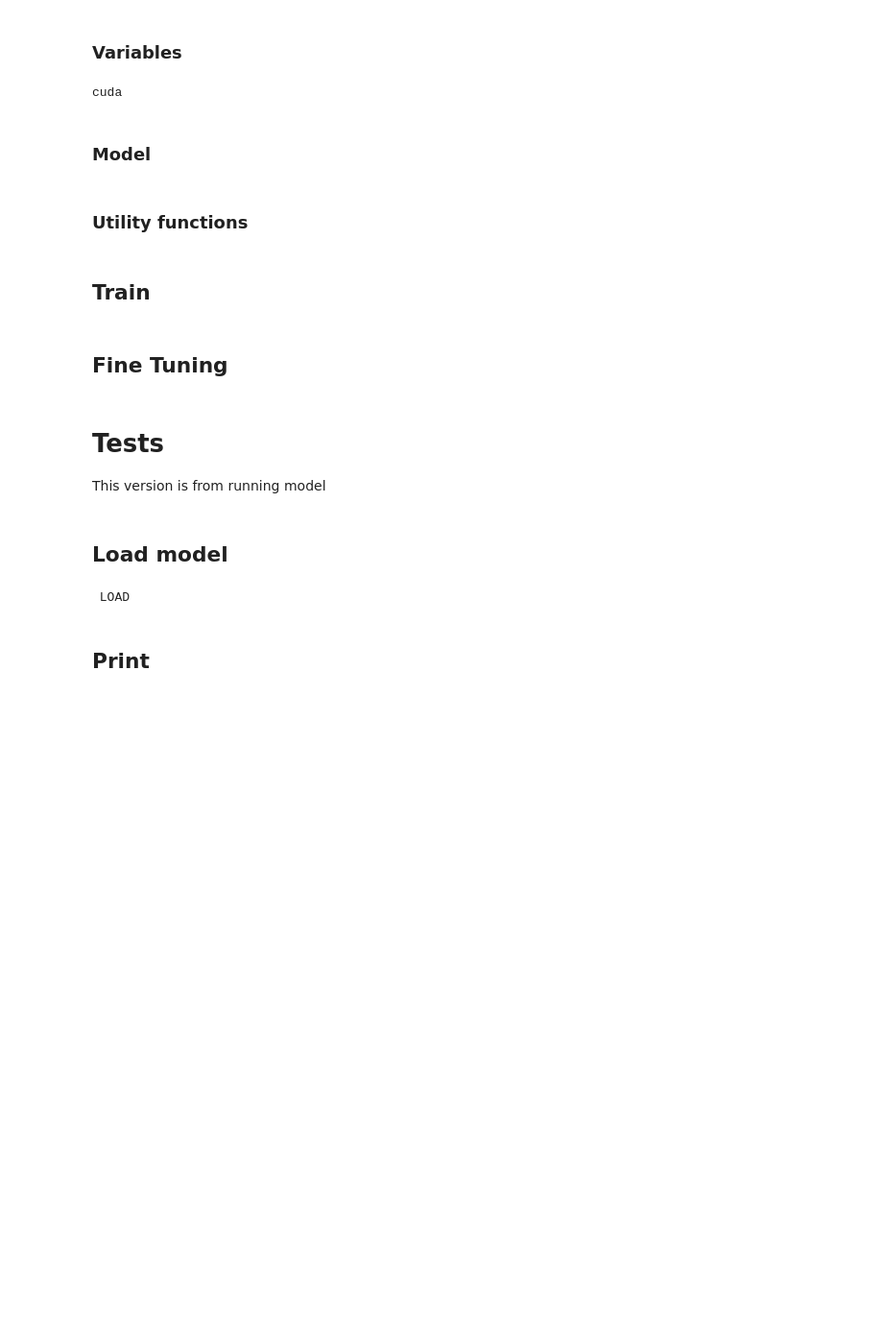
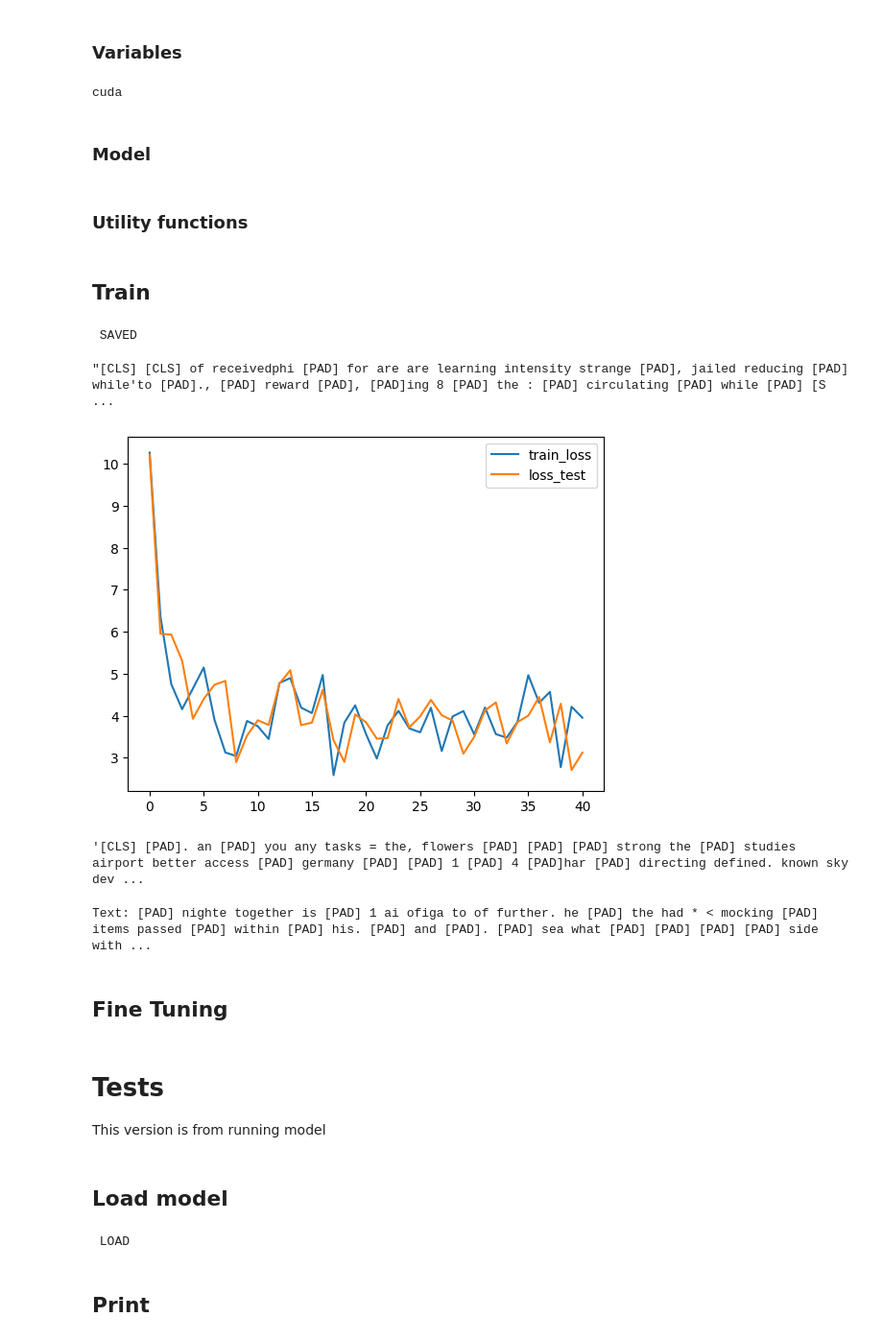
Before and after one commit to JakeMcAllen/GPT_AI_21BJ, a Jupyter notebook: gpt_dev_NSP.ipynb, the cells around one changed output. Shown at 96% size. Drawn from its saved outputs; the diff is of its cells as text; code cells hidden in the pictures; blank space fills up the shorter version.

```diff
--- a/gpt_dev_NSP.ipynb
+++ b/gpt_dev_NSP.ipynb
@@ -346,7 +346,7 @@ def reasume_base_data(path_to_save, device, model):
 #----------------------------
 #   PRINT
 #----------------------------
-def run_model(start_sentence, max_new_tokens=50, commentFlag=False, decoded=False, eliminate_input=True):
+def run_model(m, device, start_sentence, max_new_tokens=50, commentFlag=False, decoded=False, eliminate_input=True):
     inptVal = encode( start_sentence )
     inptVal = inptVal[:inptVal.index(102)]
     inptVal.append(101)
@@ -362,6 +362,10 @@ def run_model(start_sentence, max_new_tokens=50, commentFlag=False, decoded=Fals
 
     return outVal
 
+def run_model_zeros(m, device, max_new_tokens=50):
+    context = torch.zeros((1, 1), dtype=torch.long, device=device)
+    print(f"\nText: {decode(m.generate(context, max_new_tokens=50)[0].tolist())}")
+
 
 def plot_loss_graph(df_loss_train, df_loss_test, print_min_val=False):
     df = pd.DataFrame({'train_loss': df_loss_train, 'loss_test': df_loss_test})
@@ -408,35 +412,47 @@ for epoch in tqdm (range(start_epoch, max_iters), desc="Loading"):
         df_loss_test.append( round(losses['val'].item(), 4) )
         df_step.append( epoch )
 
         rows.append([round(losses['train'].item(), 4), round(losses['val'].item(), 4), epoch])
 
         checkpoint(m, f"{base_path}/cp{epoch}.pth", f"{base_path}/loss_orc_{epoch}.csv", fields, rows, f"{base_path}/iterator_db.txt", iterator_dataset)
 
     # sample a batch of data
     xb, yb = get_batch('train')
 
     # evaluate the loss
     logits, loss = model(xb, yb)
     optimizer.zero_grad(set_to_none=True)
     loss.backward()
     optimizer.step()
 
     # Update bar
     pass
 
 
 # Save datas
 save_model(m, f"./{savingBasePath}/{model_name}", f"./{savingBasePath}/{csv_file_name}", fields, rows)
 
 # Run model
 plot_loss_graph(df_loss_train, df_loss_test)
-run_model("Hello world", decoded=True)
-
+print("HW: \t" + run_model(m , device, "Hello world", decoded=True), end="\n\n")
+print("ZI: \t" + run_model_zeros(m, device), end="\n\n")
 
 
 # generate from the model
 # context = torch.zeros((1, 1), dtype=torch.long, device=device)
 # print(f"\nText: {decode(m.generate(context, max_new_tokens=50)[0].tolist())}")
+# %% [output]
+ SAVED
+"[CLS] [CLS] of receivedphi [PAD] for are are learning intensity strange [PAD], jailed reducing [PAD] while'to [PAD]., [PAD] reward [PAD], [PAD]ing 8 [PAD] the : [PAD] circulating [PAD] while [PAD] [S ...
+[figure, added]
+# %%
+run_model(m , device, "Hello world", decoded=True)
+# %% [output]
+'[CLS] [PAD]. an [PAD] you any tasks = the, flowers [PAD] [PAD] [PAD] strong the [PAD] studies airport better access [PAD] germany [PAD] [PAD] 1 [PAD] 4 [PAD]har [PAD] directing defined. known sky dev ...
+# %%
+run_model_zeros(m, device)
+# %% [output]
+Text: [PAD] nighte together is [PAD] 1 ai ofiga to of further. he [PAD] the had * < mocking [PAD] items passed [PAD] within [PAD] his. [PAD] and [PAD]. [PAD] sea what [PAD] [PAD] [PAD] [PAD] side with ...
 # %% [markdown]
 ## Fine Tuning
 # %%
```
